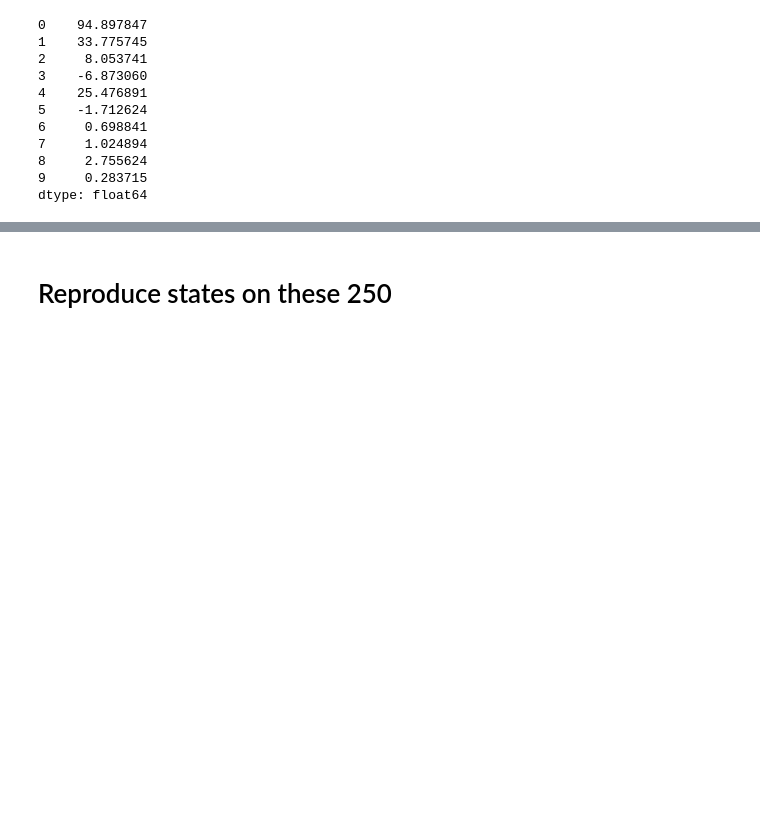
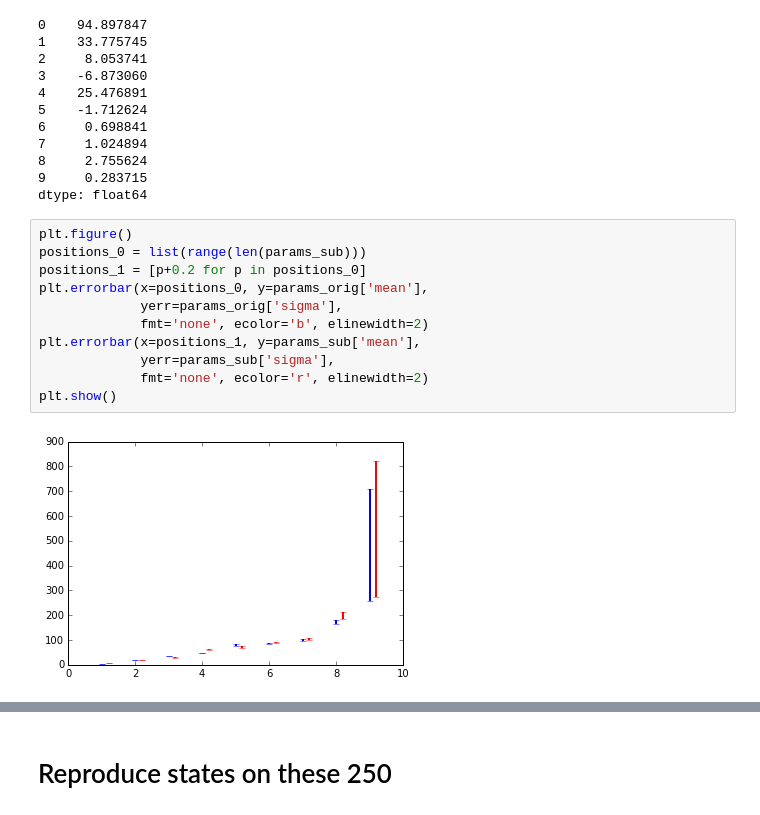
Before and after one commit to wadpac/millenniumcohort-acc, a Jupyter notebook: python/notebooks/Reproducibility.ipynb, the cells around one changed output, grey strips where cells are left out. Saved outputs shown, nothing was run; the diff lists cells and outputs as text; blank space fills up the shorter version.

```diff
--- a/python/notebooks/Reproducibility.ipynb
+++ b/python/notebooks/Reproducibility.ipynb
@@ -91,3 +126,16 @@ z
 8     2.755624
 9     0.283715
 dtype: float64
+# %%
+plt.figure()
+positions_0 = list(range(len(params_sub)))
+positions_1 = [p+0.2 for p in positions_0]
+plt.errorbar(x=positions_0, y=params_orig['mean'],
+             yerr=params_orig['sigma'],
+             fmt='none', ecolor='b', elinewidth=2)
+plt.errorbar(x=positions_1, y=params_sub['mean'],
+             yerr=params_sub['sigma'],
+             fmt='none', ecolor='r', elinewidth=2)
+plt.show()
+# %% [output]
+[figure, added]
```
Also changed, not shown: parts of 4 cells of this notebook.
